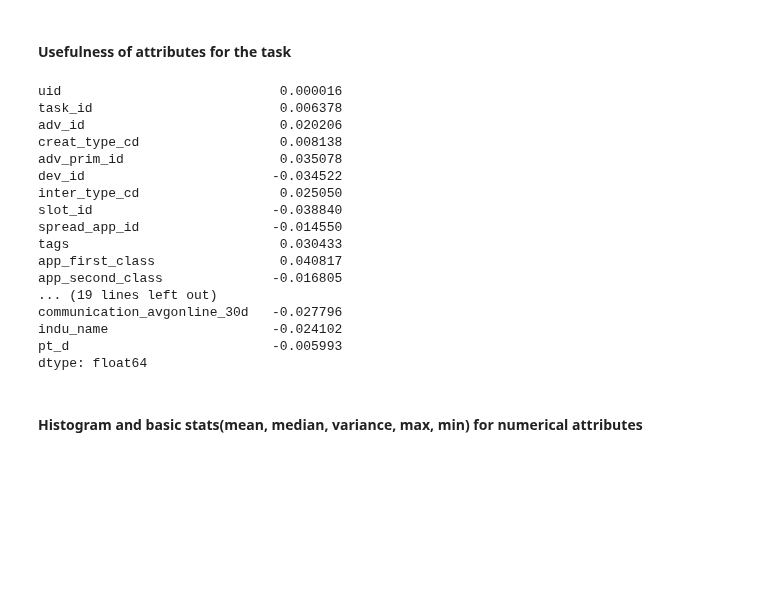
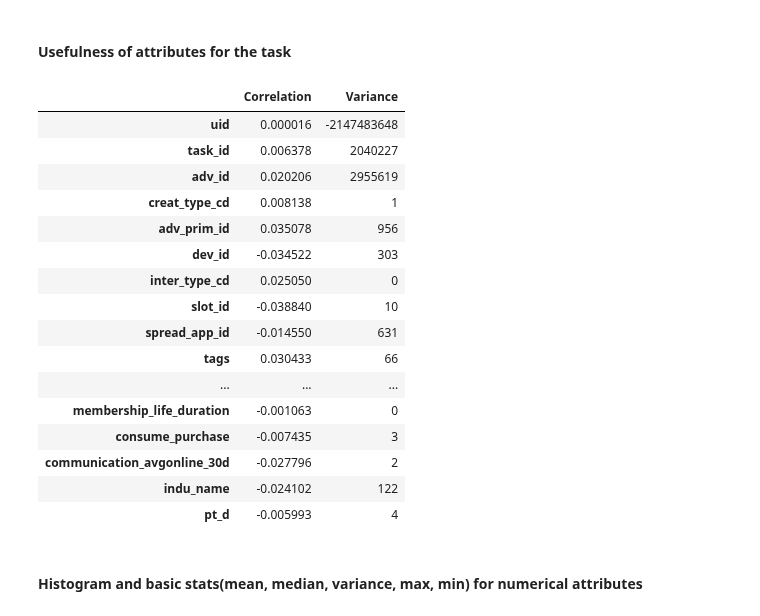
Before and after one commit to LiyangSong/Advertisement-CTR-Prediction, a Jupyter notebook: jupyter/eda.ipynb, the cells around one changed output. Drawn from its saved outputs; the diff is of its cells as text; code cells hidden in the pictures; blank space fills up the shorter version.

```diff
--- a/jupyter/eda.ipynb
+++ b/jupyter/eda.ipynb
@@ -115,24 +115,26 @@ nominal_attr_list:
 #### Usefulness of attributes for the task
 # %%
 # Calculate the correlatin between each numerical attribute and the target variable
-eda_utils.corr_target(train_df_eda, target, numerical_attr_list)
+usefulness = eda_utils.corr_target(train_df_eda, target, numerical_attr_list)
-# %% [output]
-uid                            0.000016
-task_id                        0.006378
-adv_id                         0.020206
-creat_type_cd                  0.008138
-adv_prim_id                    0.035078
-dev_id                        -0.034522
-inter_type_cd                  0.025050
-slot_id                       -0.038840
-spread_app_id                 -0.014550
-tags                           0.030433
-app_first_class                0.040817
-app_second_class              -0.016805
-... (19 lines left out)
-communication_avgonline_30d   -0.027796
-indu_name                     -0.024102
-pt_d                          -0.005993
-dtype: float64
+# %%
+usefulness
+# %% [output]
+|  | Correlation | Variance |
+| uid | 0.000016 | -2147483648 |
+| task_id | 0.006378 | 2040227 |
+| adv_id | 0.020206 | 2955619 |
+| creat_type_cd | 0.008138 | 1 |
+| adv_prim_id | 0.035078 | 956 |
+| dev_id | -0.034522 | 303 |
+| inter_type_cd | 0.025050 | 0 |
+| slot_id | -0.038840 | 10 |
+| spread_app_id | -0.014550 | 631 |
+| tags | 0.030433 | 66 |
+| ... | ... | ... |
+| membership_life_duration | -0.001063 | 0 |
+| consume_purchase | -0.007435 | 3 |
+| communication_avgonline_30d | -0.027796 | 2 |
+| indu_name | -0.024102 | 122 |
+| pt_d | -0.005993 | 4 |
 # %% [markdown]
 #### Histogram and basic stats(mean, median, variance, max, min) for numerical attributes
```
Also changed, not shown: parts of 8 cells of this notebook, 1 other file.
